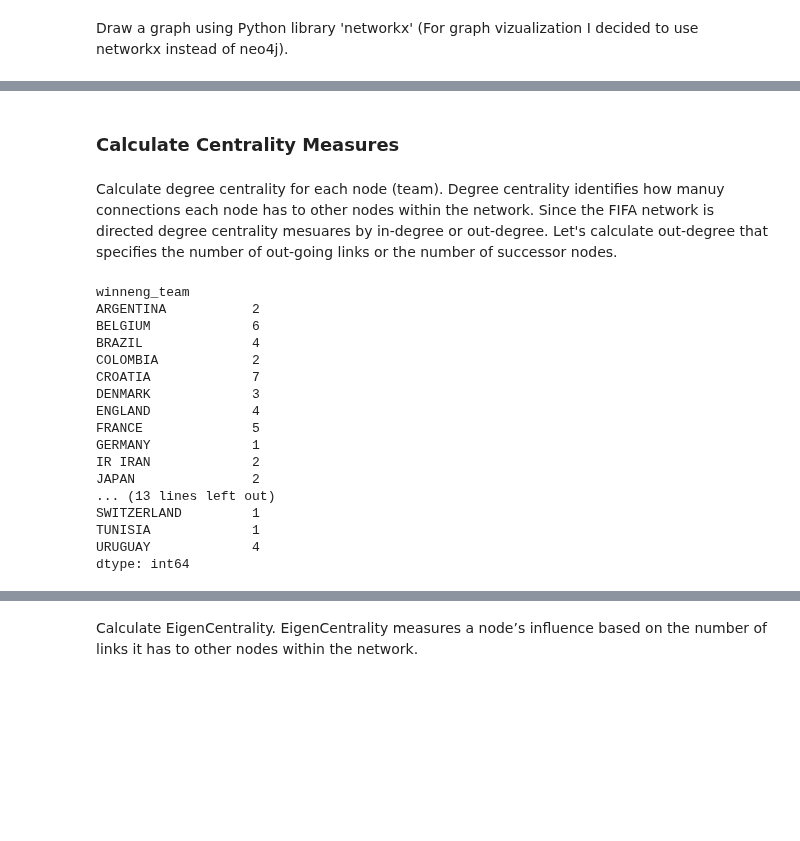
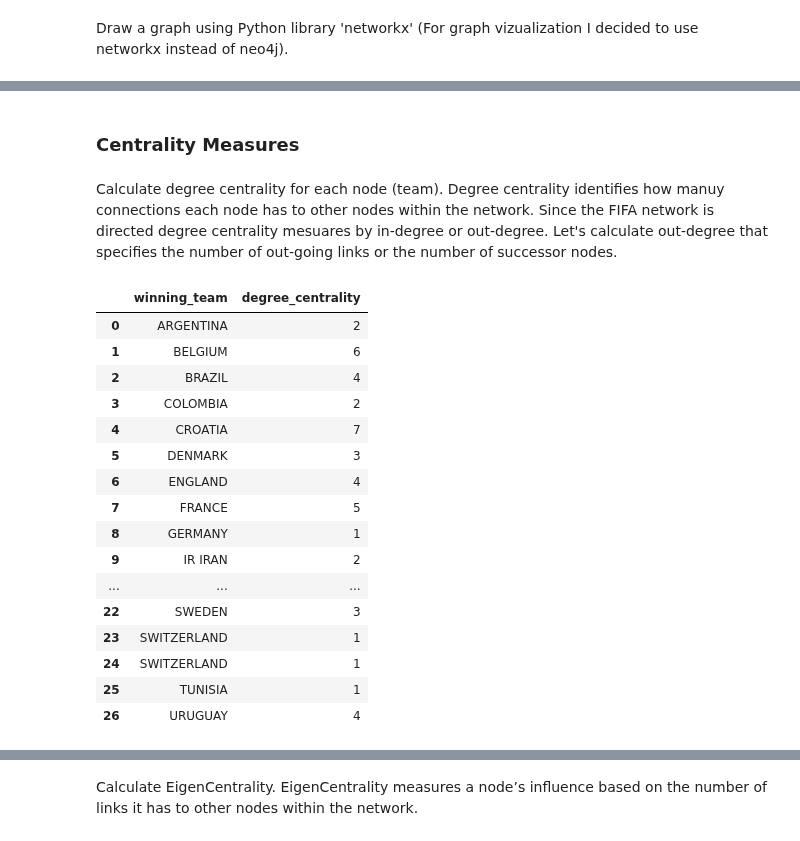
Before and after one commit to olga0503/DATA-620, a Jupyter notebook: Week_5_Assignment.ipynb, the cells around one changed output, grey strips where cells are left out. Cells and saved outputs as stored; diff of their text form; code cells hidden in the pictures; blank space fills up the shorter version.

```diff
--- a/Week_5_Assignment.ipynb
+++ b/Week_5_Assignment.ipynb
@@ -167,25 +212,28 @@ fig_size = plt.rcParams["figure.figsize"]
 # %% [markdown]
-### Calculate Centrality Measures
+### Centrality Measures
 # %% [markdown]
 Calculate degree centrality for each node (team). Degree centrality identifies how manuy connections each node has to other nodes within the network. Since the FIFA network is directed degree centrality mesuares by in-degree or out-degree. Let's calculate out-degree that specifies the number of out-going links or the number of successor nodes.
 # %%
 #calculate degree_centrality
-matches.groupby('winneng_team').size()
+degree_centrality = matches.groupby('winning_team').size().reset_index()
+degree_centrality.columns = ['winning_team', 'degree_centrality']
+
+degree_centrality
 # %% [output]
-winneng_team
-ARGENTINA           2
-BELGIUM             6
-BRAZIL              4
-COLOMBIA            2
-CROATIA             7
-DENMARK             3
-ENGLAND             4
-FRANCE              5
-GERMANY             1
-IR IRAN             2
-JAPAN               2
-... (13 lines left out)
-SWITZERLAND         1
-TUNISIA             1
-URUGUAY             4
-dtype: int64
+|  | winning_team | degree_centrality |
+| 0 | ARGENTINA | 2 |
+| 1 | BELGIUM | 6 |
+| 2 | BRAZIL | 4 |
+| 3 | COLOMBIA | 2 |
+| 4 | CROATIA | 7 |
+| 5 | DENMARK | 3 |
+| 6 | ENGLAND | 4 |
+| 7 | FRANCE | 5 |
+| 8 | GERMANY | 1 |
+| 9 | IR IRAN | 2 |
+| ... | ... | ... |
+| 22 | SWEDEN | 3 |
+| 23 | SWITZERLAND | 1 |
+| 24 | SWITZERLAND | 1 |
+| 25 | TUNISIA | 1 |
+| 26 | URUGUAY | 4 |
```
Also changed, not shown: parts of 13 cells of this notebook.
